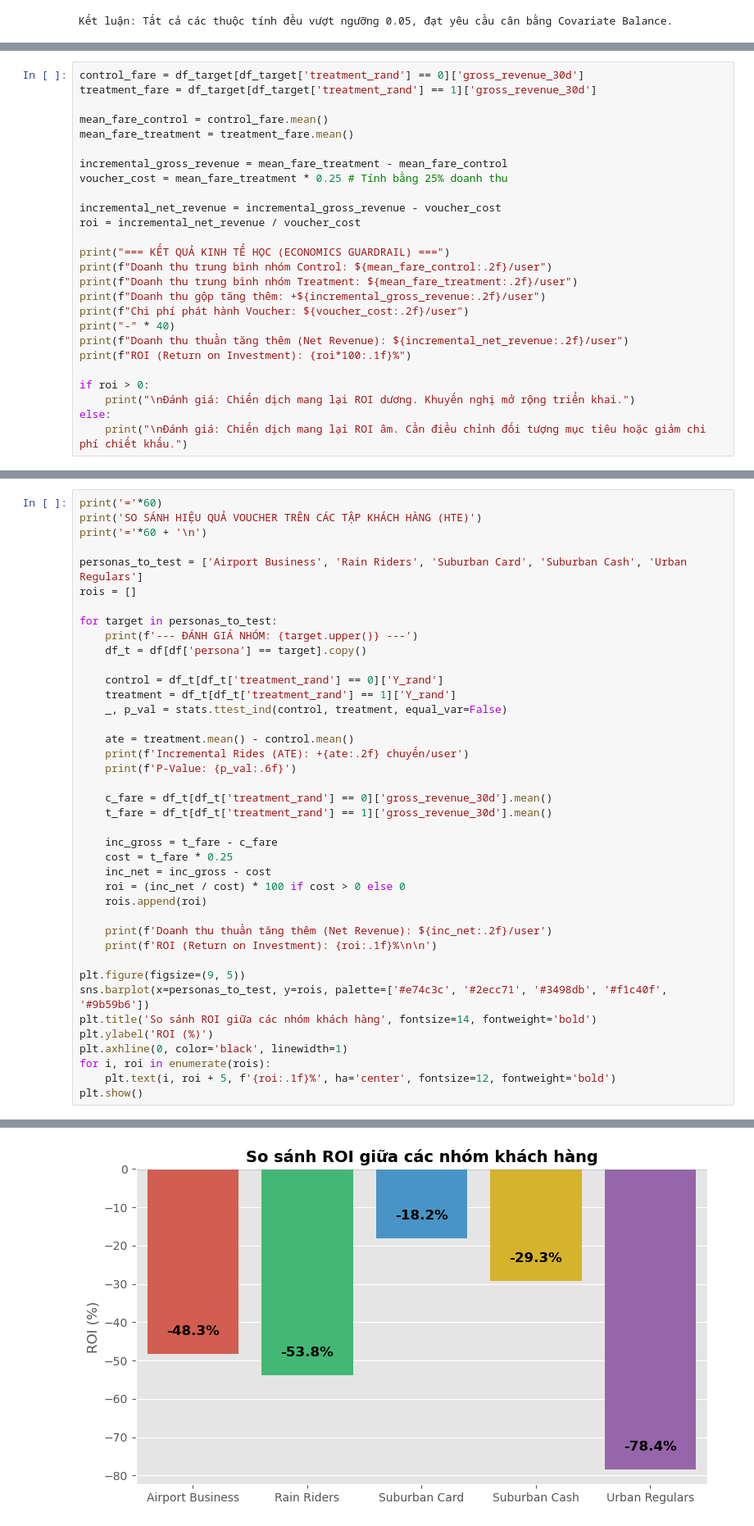
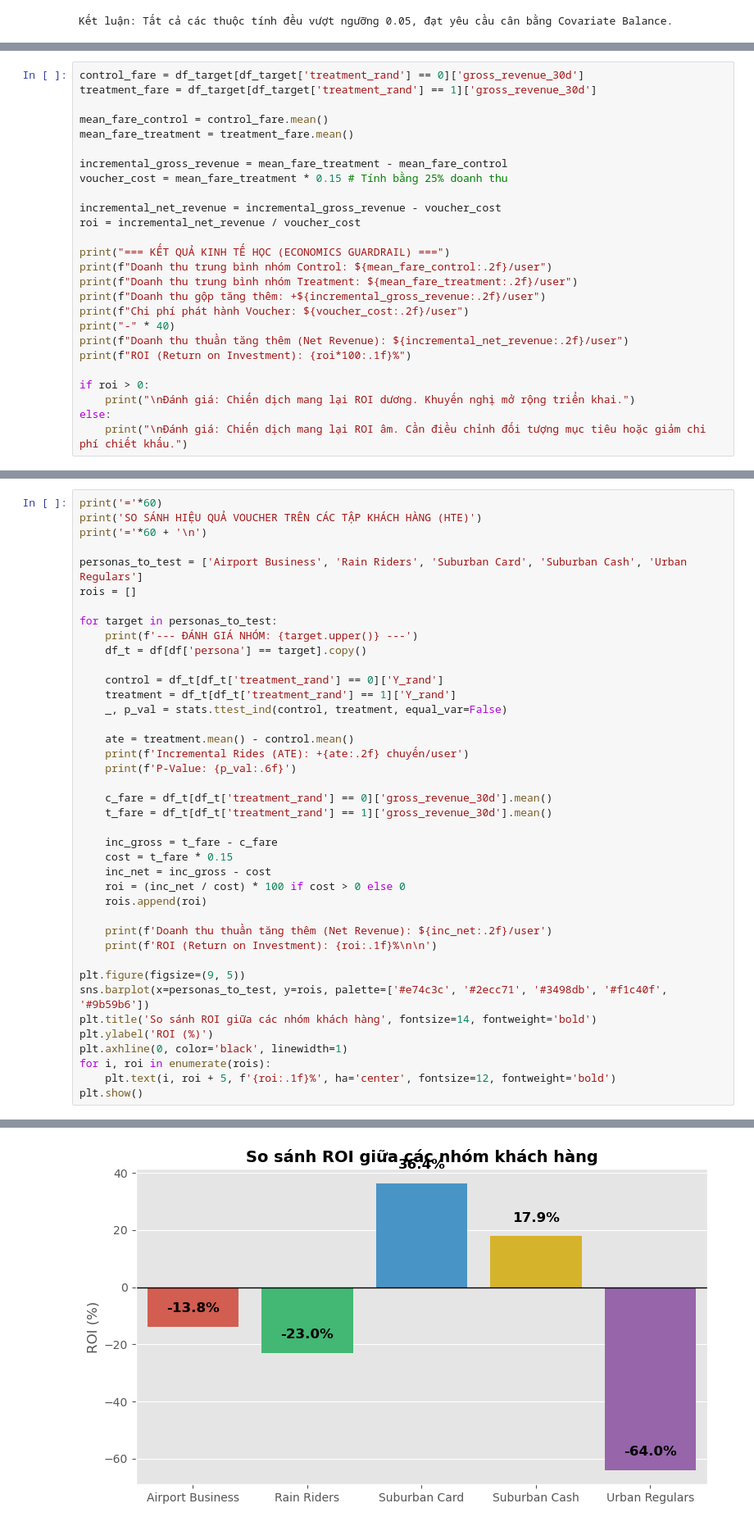
Before and after one commit to thaibuivan/GSM-promotion-experimentation, a Jupyter notebook: notebooks/week4_ab_testing/1_ab_test_analysis.ipynb, the cells around one changed output, grey strips where cells are left out. Shown at 82% size. Drawn from its saved outputs; the diff is of its cells as text.

```diff
--- a/notebooks/week4_ab_testing/1_ab_test_analysis.ipynb
+++ b/notebooks/week4_ab_testing/1_ab_test_analysis.ipynb
@@ -156,7 +156,7 @@ mean_fare_control = control_fare.mean()
 mean_fare_treatment = treatment_fare.mean()
 
 incremental_gross_revenue = mean_fare_treatment - mean_fare_control
-voucher_cost = mean_fare_treatment * 0.25 # Tính bằng 25% doanh thu
+voucher_cost = mean_fare_treatment * 0.15 # Tính bằng 25% doanh thu
 
 incremental_net_revenue = incremental_gross_revenue - voucher_cost
 roi = incremental_net_revenue / voucher_cost
@@ -219,7 +219,7 @@ for target in personas_to_test:
     t_fare = df_t[df_t['treatment_rand'] == 1]['gross_revenue_30d'].mean()
 
     inc_gross = t_fare - c_fare
-    cost = t_fare * 0.25
+    cost = t_fare * 0.15
     inc_net = inc_gross - cost
     roi = (inc_net / cost) * 100 if cost > 0 else 0
     rois.append(roi)
@@ -256,7 +256,7 @@ ROI (Return on Investment): -78.4%
 Passing `palette` without assigning `hue` is deprecated and will be removed in v0.14.0. Assign the `x` variable to `hue` and set `legend=False` for the same effect.
 
   sns.barplot(x=personas_to_test, y=rois, palette=['#e74c3c', '#2ecc71', '#3498db', '#f1c40f', '#9b59b6'])
-[figure, old version]
+[figure, new version]
 # %% [markdown]
 ## 6. Kết luận & Đề xuất (Recommendation)
 
```
Also changed, not shown: parts of 3 cells of this notebook, 4 other files.
